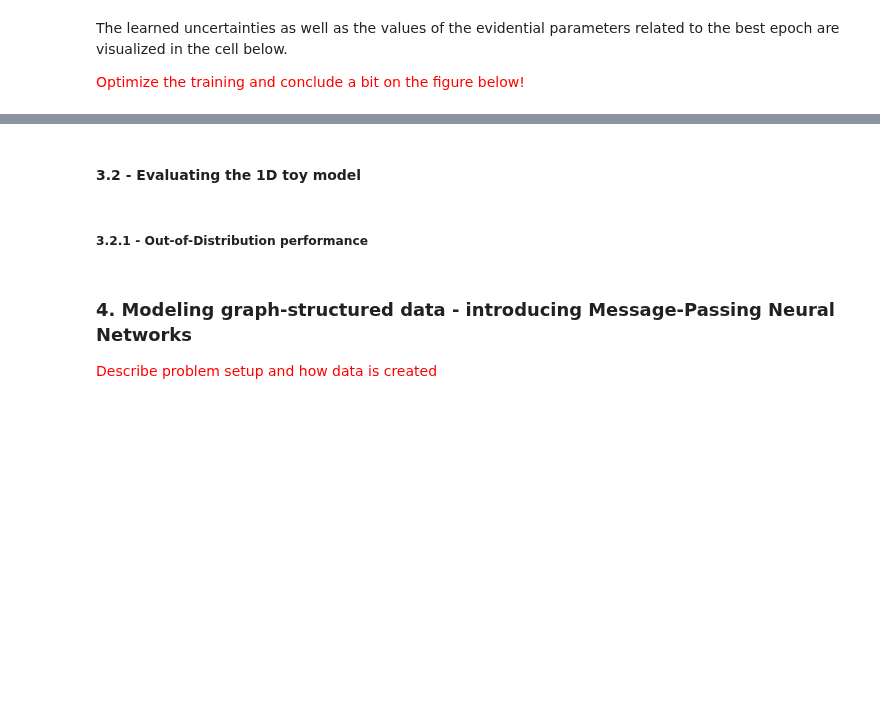
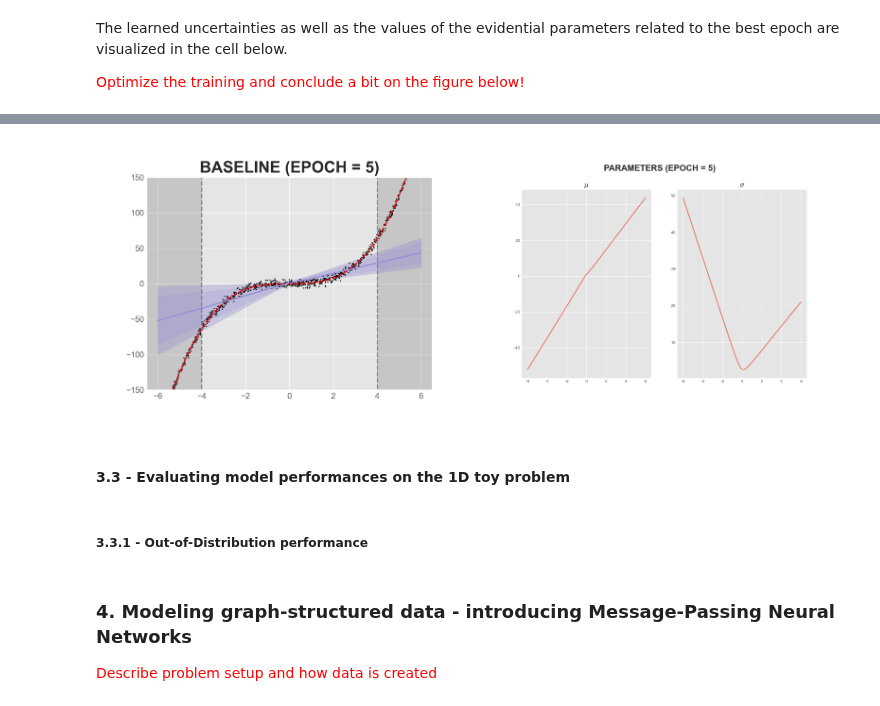
Before and after one commit to albertkjoller/uq-gnn, a Jupyter notebook: explainer_notebook.ipynb, the cells around one changed output, grey strips where cells are left out. Cells and saved outputs as stored; diff of their text form; code cells hidden in the pictures; blank space fills up the shorter version.

```diff
--- a/explainer_notebook.ipynb
+++ b/explainer_notebook.ipynb
@@ -428,2 +519,6 @@ Launching TensorBoard...
+# %%
+visualize_best_epoch(f"{EXPERIMENT_NAME}-{EXPERIMENT_VERSION}", model_type='BASELINE')
+# %% [output]
+[figure, added]
 # %% [markdown]
-#### 3.2 - Evaluating the 1D toy model <a class="anchor" id="3.2"></a>
+#### 3.3 - Evaluating model performances on the 1D toy problem <a class="anchor" id="3.2"></a>
@@ -432,5 +525,5 @@ Launching TensorBoard...
 # %% [markdown]
-##### 3.2.1 - Out-of-Distribution performance
+##### 3.3.1 - Out-of-Distribution performance
 # %%
 # code for doing a stratified evaluation on OOD data - table and calibration plots (IMPLEMENT ME!)
 # %% [markdown]
```
Also changed, not shown: parts of 12 cells of this notebook, 2 other files.
